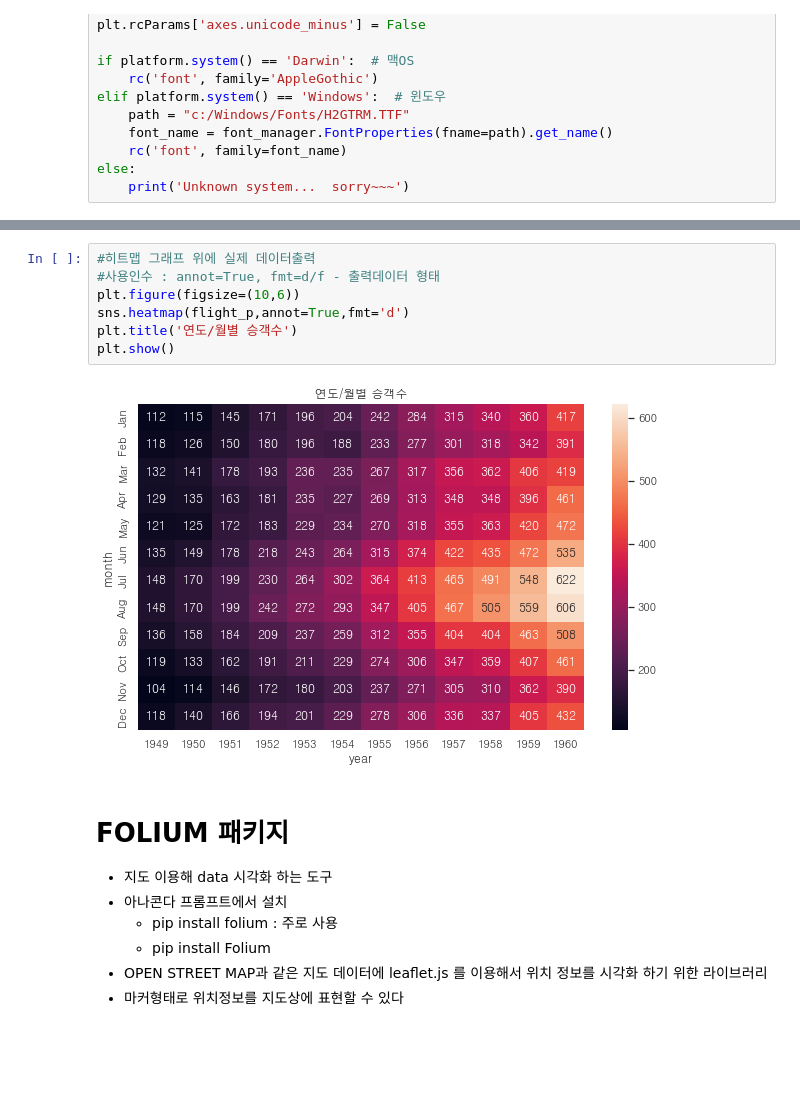
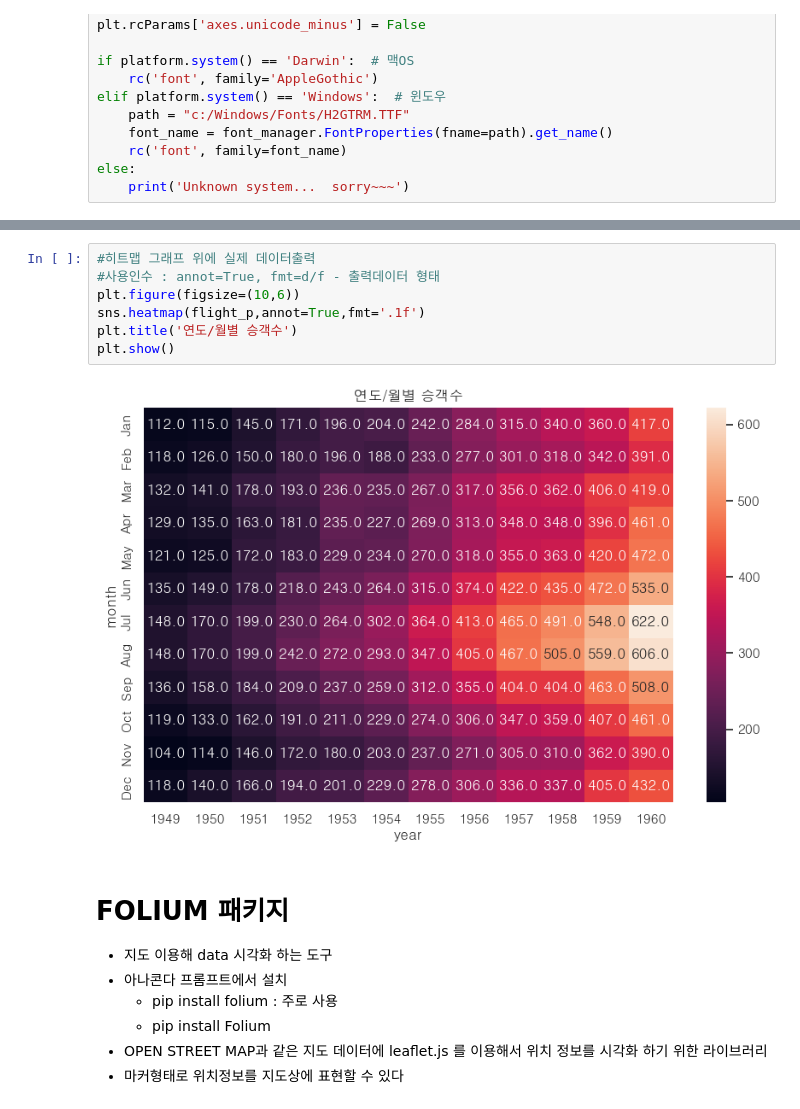
Before and after one commit to lth0813/SeSAC-LECTURE, a Jupyter notebook: 실습 확인/1-7 seaborn,folium 패키지.ipynb, the cells around one changed output, grey strips where cells are left out. Drawn from its saved outputs; the diff is of its cells as text; blank space fills up the shorter version.

```diff
--- a/실습 확인/1-7 seaborn,folium 패키지.ipynb
+++ b/실습 확인/1-7 seaborn,folium 패키지.ipynb
@@ -507,12 +505,12 @@ plt.show()
 # %%
 #히트맵 그래프 위에 실제 데이터출력
 #사용인수 : annot=True, fmt=d/f - 출력데이터 형태
 plt.figure(figsize=(10,6))
-sns.heatmap(flight_p,annot=True,fmt='d')
+sns.heatmap(flight_p,annot=True,fmt='.1f')
 plt.title('연도/월별 승객수')
 plt.show()
 # %% [output]
-[figure, old version]
+[figure, new version]
 # %% [markdown]
 # FOLIUM  패키지
 - 지도 이용해 data 시각화 하는 도구
```
Also changed, not shown: parts of 35 cells of this notebook, 12 other files.
